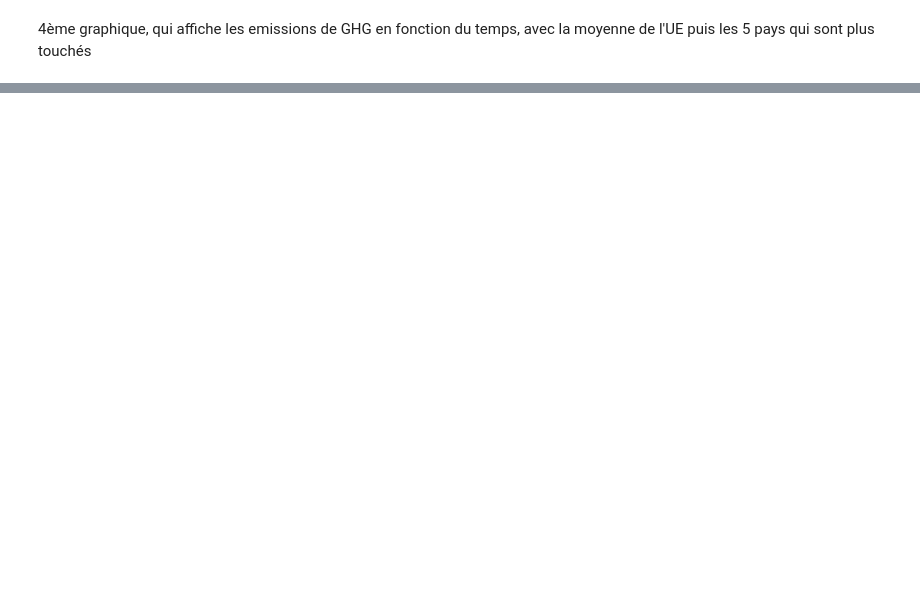
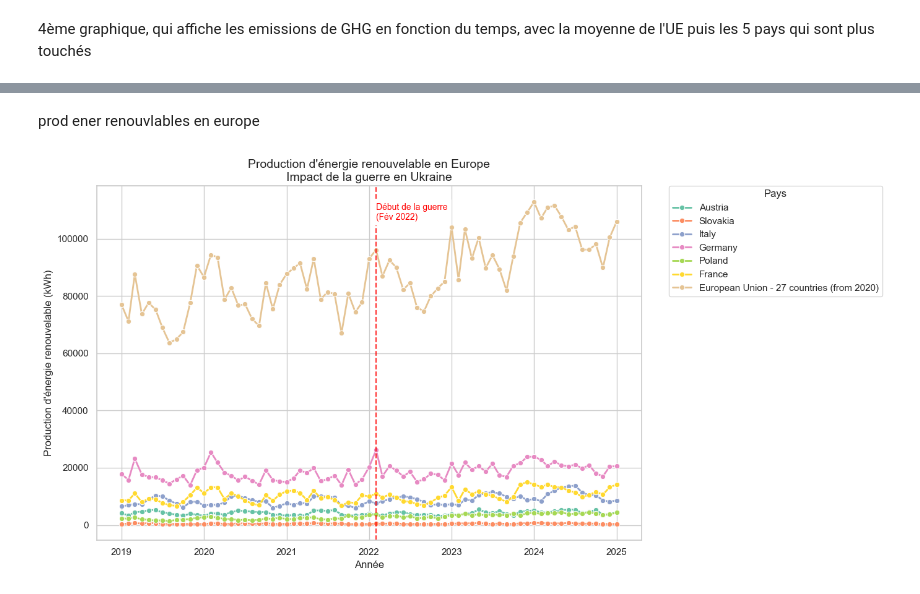
Before and after one commit to RaphLC16/M1EDE, a Jupyter notebook: prod_try.ipynb, the cells around one changed output, grey strips where cells are left out. Saved outputs shown, nothing was run; the diff lists cells and outputs as text; code cells hidden in the pictures; blank space fills up the shorter version.

```diff
--- a/prod_try.ipynb
+++ b/prod_try.ipynb
@@ -257,0 +330,67 @@ plt.show()
+# %% [markdown]
+prod ener renouvlables en europe
+# %%
+import pandas as pd
+import matplotlib.pyplot as plt
+import seaborn as sns
+
+# Set plot style
+sns.set_theme(style="whitegrid")
+
+# Load your data
+file_path = "production-by-fuel-type-monthly.csv"  # Replace with your actual file path
+df = pd.read_csv(file_path)
+
+# --- FILTERS ---
+# Countries of interest
+countries = ['Austria', 'Slovakia', 'Italy', 'Germany', 'Poland', 'France', 'European Union - 27 countries (from 2020)']
+
+# Convert TIME_PERIOD to datetime if it's not already
+df['TIME_PERIOD'] = pd.to_datetime(df['TIME_PERIOD'])
+
+# Filter for relevant countries, energy type, and time range
+df = df[
+    (df['geo'].isin(countries)) &
+    (df['siec'] == 'Renewables and biofuels') &
+    (df['TIME_PERIOD'].between('2019-01-01', '2025-01-01'))
+]
+
+# Pivot for plotting (monthly data)
+pivot_df = df.pivot_table(index='TIME_PERIOD', columns='geo', values='OBS_VALUE', aggfunc='sum')
+
+# --- PLOT ---
+plt.figure(figsize=(14, 7))
+palette = sns.color_palette("Set2", n_colors=len(countries))
+
+for idx, country in enumerate(countries):
+    if country in pivot_df.columns:
+        sns.lineplot(
+            x=pivot_df.index,
+            y=pivot_df[country],
+            label=country,
+            marker='o',
+            linewidth=2,
+            color=palette[idx]
+        )
+
+# Ukraine war marker (February 2022)
+war_start_date = pd.to_datetime("2022-02-01")
+plt.axvline(x=war_start_date, color='red', linestyle='--', linewidth=1.5, alpha=0.8)
+plt.text(war_start_date, plt.ylim()[1]*0.95, 'Début de la guerre\n(Fév 2022)', color='red',
+         fontsize=10, ha='left', va='top', backgroundcolor='white')
+
+# Titles and labels
+plt.title("Production d'énergie renouvelable en Europe\nImpact de la guerre en Ukraine", fontsize=14)
+plt.xlabel("Année", fontsize=12)
+plt.ylabel("Production d'énergie renouvelable (kWh)", fontsize=12)
+
+# Legend outside
+plt.legend(title="Pays", bbox_to_anchor=(1.05, 1), loc='upper left', borderaxespad=0.)
+
+# Format x-axis as years
+plt.gca().xaxis.set_major_formatter(plt.matplotlib.dates.DateFormatter('%Y'))
+
+plt.tight_layout()
+plt.show()
+# %% [output]
+[figure, added]
```
Also changed, not shown: parts of 19 cells of this notebook, 6 other files.
